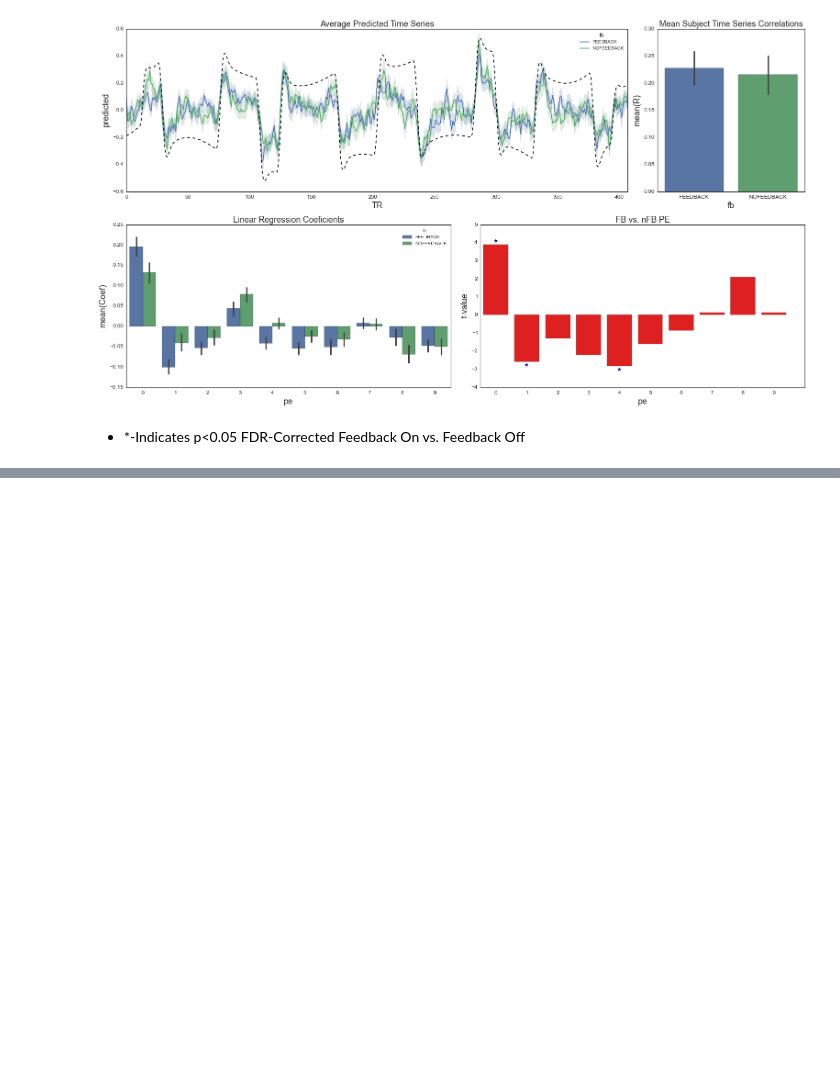
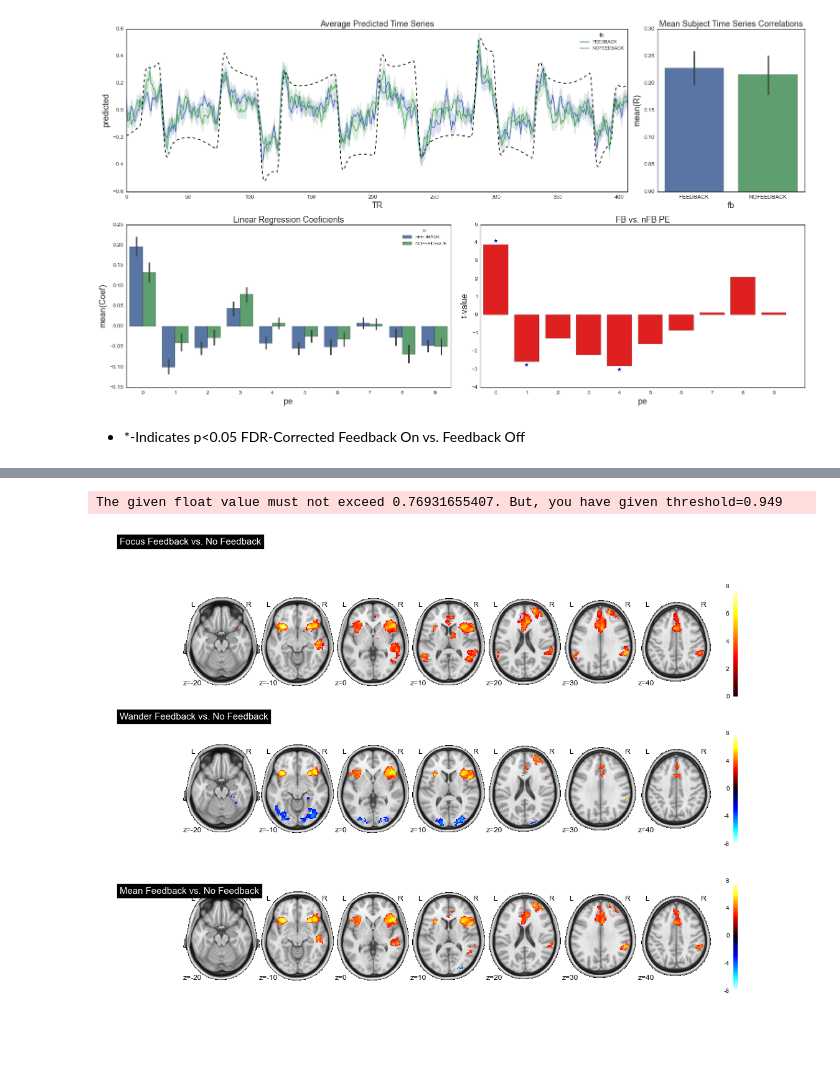
Before and after one commit to jordanmuraskin/CCD-scripts, a Jupyter notebook: analysis/CCD-Results.ipynb, the cells around one changed output, grey strips where cells are left out. Drawn from its saved outputs; the diff is of its cells as text; code cells hidden in the pictures; blank space fills up the shorter version.

```diff
--- a/analysis/CCD-Results.ipynb
+++ b/analysis/CCD-Results.ipynb
@@ -118,0 +156,15 @@ CCD_packages.createRegressionPlots(predictions,performance,coefs,fb_coefs,nfb_co
+# %%
+f, axarr = plt.subplots(3, sharex=True,figsize=(16,12))
+
+names=['Focus','Wander','Mean']
+
+for indx,cope in enumerate(range(3,6)):
+    TFCEposImg='/home/jmuraskin/Projects/CCD/working_v1/groupAnalysis/randomise/paired-Ttest/motionThresh-0.200000/cope%d/cope%d/cope%d_tfce_corrp_tstat1.nii.gz' % (cope,cope,cope)
+    posImg='/home/jmuraskin/Projects/CCD/working_v1/groupAnalysis/randomise/paired-Ttest/motionThresh-0.200000/cope%d/cope%d/cope%d_tstat1.nii.gz' % (cope,cope,cope)
+    TFCEnegImg='/home/jmuraskin/Projects/CCD/working_v1/groupAnalysis/randomise/paired-Ttest/motionThresh-0.200000/cope%d/cope%d/cope%d_tfce_corrp_tstat2.nii.gz' % (cope,cope,cope)
+    negImg='/home/jmuraskin/Projects/CCD/working_v1/groupAnalysis/randomise/paired-Ttest/motionThresh-0.200000/cope%d/cope%d/cope%d_tstat2.nii.gz' % (cope,cope,cope)
+    CCD_packages.createTFCEfMRIOverlayImages(TFCEposImg,posImg,TFCEnegImg,negImg,title='%s Feedback vs. No Feedback' % names[indx],plotToAxis=True,axes=axarr[indx],f=f)
+f.tight_layout()
+# %% [output]
+The given float value must not exceed 0.76931655407. But, you have given threshold=0.949
+[figure, added]
```
Also changed, not shown: parts of 4 cells of this notebook.
